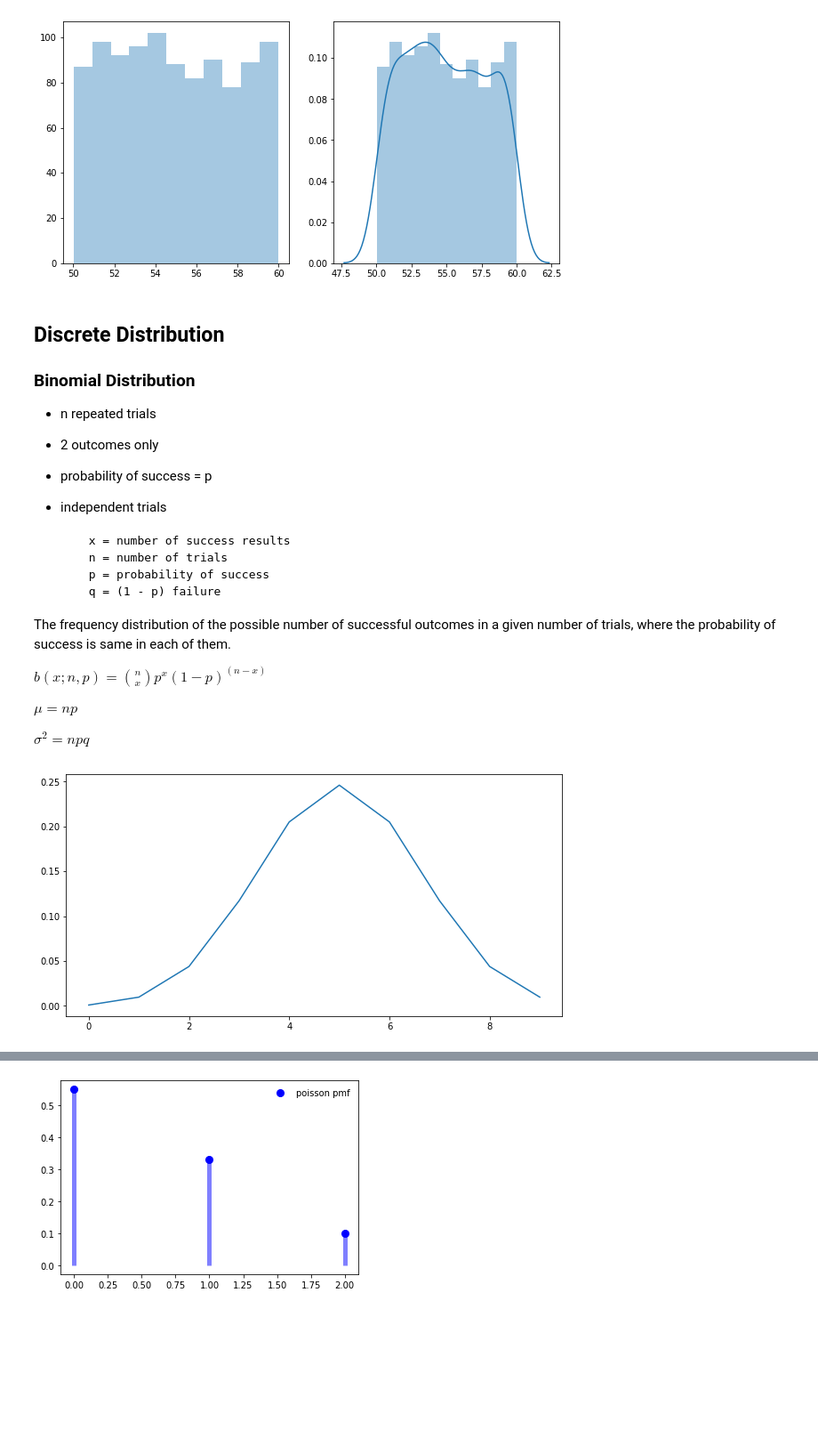
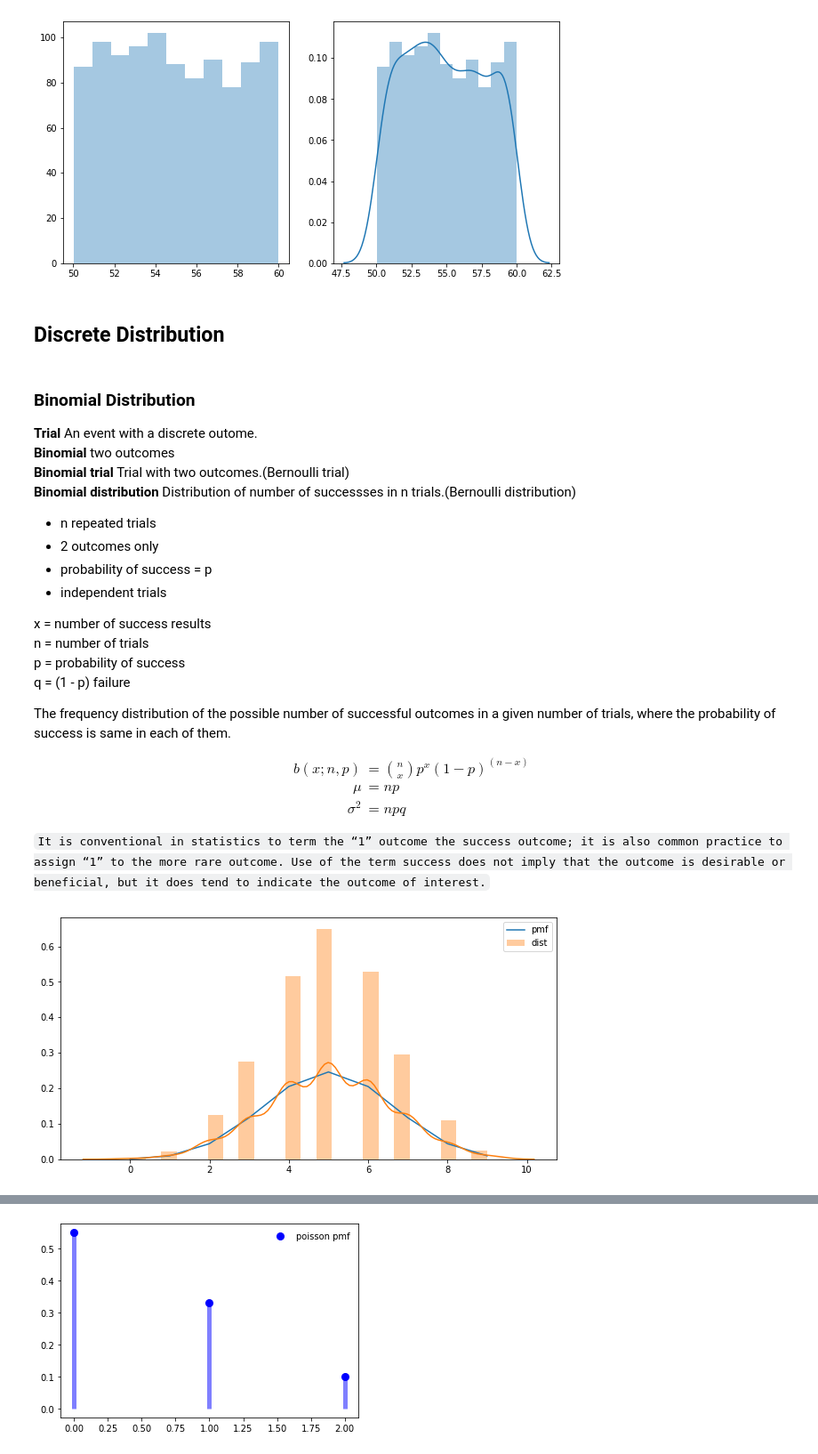
Before and after one commit to NishantBaheti/MachineLearningExploration, a Jupyter notebook: PracticalStatistics/Distributions.ipynb, the cells around one changed output, grey strips where cells are left out. Shown at 89% size. Cells and saved outputs as stored; diff of their text form; code cells hidden in the pictures; blank space fills up the shorter version.

```diff
--- a/PracticalStatistics/Distributions.ipynb
+++ b/PracticalStatistics/Distributions.ipynb
@@ -658,35 +660,49 @@ sns.distplot(uniform_dist.rvs(1000,random_state=0),kde=True,ax=ax[1])
 plt.show()
 # %% [output]
 [figure]
+# %% [markdown]
+## Discrete Distribution
 # %% [markdown]
-## Discrete Distribution
 ### Binomial Distribution
+
+**Trial** An event with a discrete outome.\
+**Binomial** two outcomes\
+**Binomial trial** Trial with two outcomes.(Bernoulli trial)\
+**Binomial distribution** Distribution of number of successses in n trials.(Bernoulli distribution)
 
 - n repeated trials
 - 2 outcomes only
 - probability of success = p
 - independent trials
 
-        x = number of success results
-        n = number of trials
-        p = probability of success
-        q = (1 - p) failure
+x = number of success results\
+n = number of trials\
+p = probability of success\
+q = (1 - p) failure
 
 The frequency distribution of the possible number of successful outcomes in a given number of trials, where the probability of success is same in each of them.
 
-$b(x;n,p)=\binom{n}{x}{p^x}{(1-p)}^{(n-x)}$
+\begin{align}
+    b(x;n,p) &= \binom{n}{x}{p^x}{(1-p)}^{(n-x)}\\
+    \mu &= np\\
+    \sigma^2 &= npq
+\end{align}
 
-$\mu=np$
-
-$\sigma^2=npq$
+`It is conventional in
+statistics to term the “1” outcome the success outcome; it is also common practice
+to assign “1” to the more rare outcome. Use of the term success does not imply
+that the outcome is desirable or beneficial, but it does tend to indicate the outcome
+of interest.`
 # %%
 from scipy.stats import binom
 ## n and p as shape parameters
-n,p = 10, 0.5
-binom_dist = binom(n = n,p =p)
+n,p = 10, 0.5 # number of trials 10 and 0.2 success rate(single success)
+binom_dist = binom(n=n, p =p)
 data = range(n)
 fig,ax = plt.subplots(1,1,figsize=(10,5))
-ax.plot(binom_dist.pmf(data))
+ax.plot(binom_dist.pmf(data), label='pmf')
+sns.distplot(binom_dist.rvs(1000,random_state=1), label="dist")
+plt.legend()
 plt.show()
 # %% [output]
-[figure, old version]
+[figure, new version]
```
Also changed, not shown: parts of 12 cells of this notebook.
